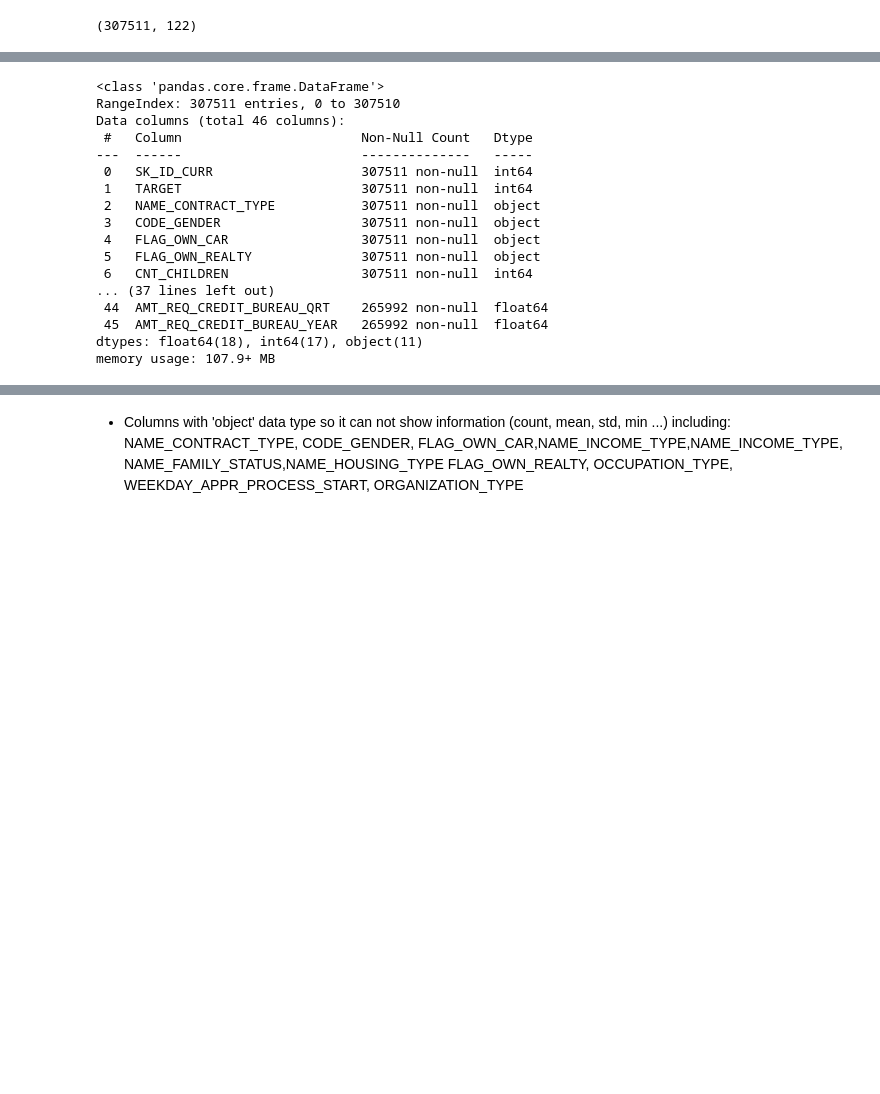
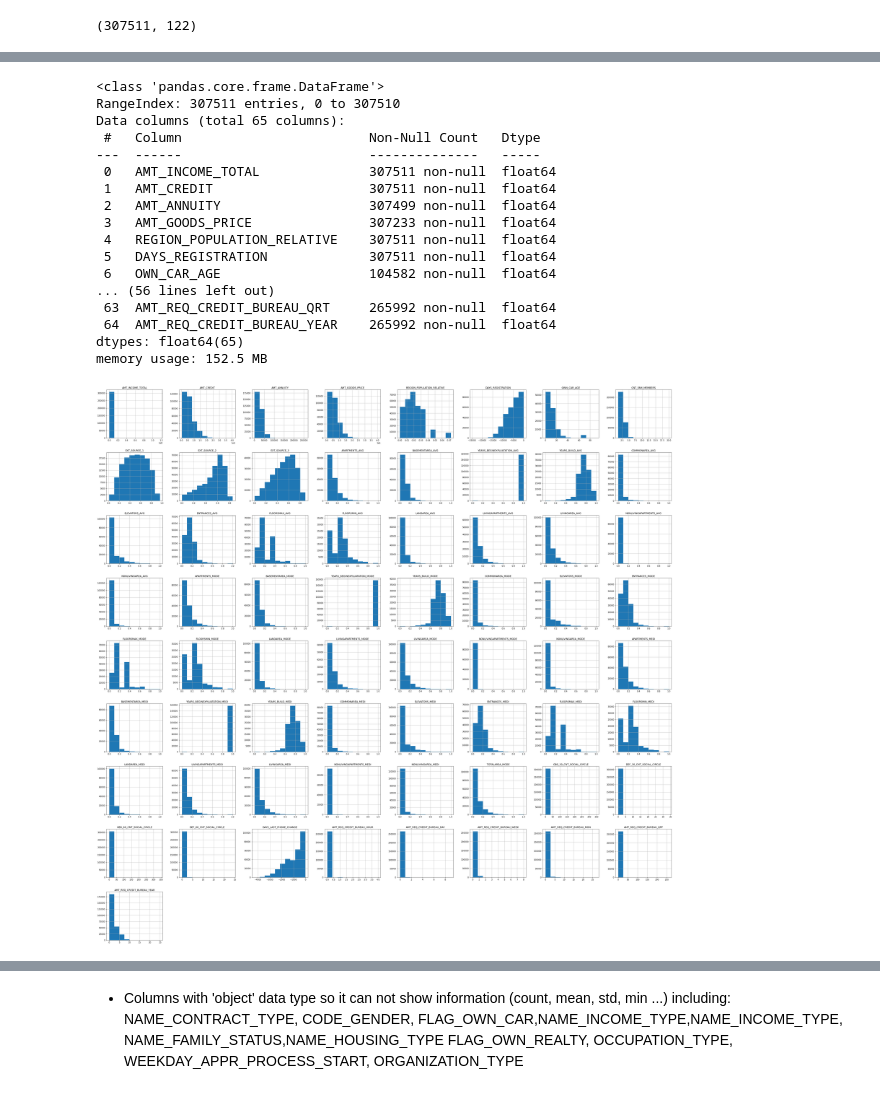
Before and after one commit to ytran71/ProgrammingProject_FinanceData, a Jupyter notebook: Explore_application_train.ipynb, the cells around one changed output, grey strips where cells are left out. Cells and saved outputs as stored; diff of their text form; code cells hidden in the pictures; blank space fills up the shorter version.

```diff
--- a/Explore_application_train.ipynb
+++ b/Explore_application_train.ipynb
@@ -82,20 +138,24 @@ new_application_train.shape
 # %%
-new_application_train.info()
+application_train_float_dtype.info()
 # %% [output]
 <class 'pandas.core.frame.DataFrame'>
 RangeIndex: 307511 entries, 0 to 307510
-Data columns (total 46 columns):
- #   Column                       Non-Null Count   Dtype
----  ------                       --------------   -----
- 0   SK_ID_CURR                   307511 non-null  int64
- 1   TARGET                       307511 non-null  int64
- 2   NAME_CONTRACT_TYPE           307511 non-null  object
- 3   CODE_GENDER                  307511 non-null  object
- 4   FLAG_OWN_CAR                 307511 non-null  object
- 5   FLAG_OWN_REALTY              307511 non-null  object
- 6   CNT_CHILDREN                 307511 non-null  int64
-... (37 lines left out)
- 44  AMT_REQ_CREDIT_BUREAU_QRT    265992 non-null  float64
- 45  AMT_REQ_CREDIT_BUREAU_YEAR   265992 non-null  float64
-dtypes: float64(18), int64(17), object(11)
-memory usage: 107.9+ MB
+Data columns (total 65 columns):
+ #   Column                        Non-Null Count   Dtype
+---  ------                        --------------   -----
+ 0   AMT_INCOME_TOTAL              307511 non-null  float64
+ 1   AMT_CREDIT                    307511 non-null  float64
+ 2   AMT_ANNUITY                   307499 non-null  float64
+ 3   AMT_GOODS_PRICE               307233 non-null  float64
+ 4   REGION_POPULATION_RELATIVE    307511 non-null  float64
+ 5   DAYS_REGISTRATION             307511 non-null  float64
+ 6   OWN_CAR_AGE                   104582 non-null  float64
+... (56 lines left out)
+ 63  AMT_REQ_CREDIT_BUREAU_QRT     265992 non-null  float64
+ 64  AMT_REQ_CREDIT_BUREAU_YEAR    265992 non-null  float64
+dtypes: float64(65)
+memory usage: 152.5 MB
+# %%
+application_train_float_dtype.hist(figsize = (50,50)); # bin = 100
+# %% [output]
+[figure, added]
```
Also changed, not shown: parts of 15 cells of this notebook.
